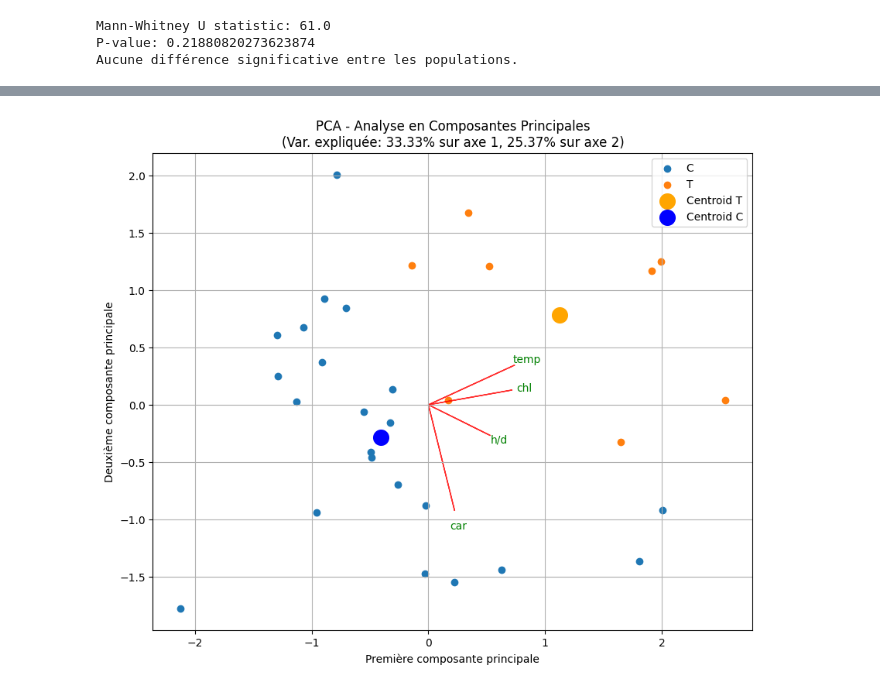
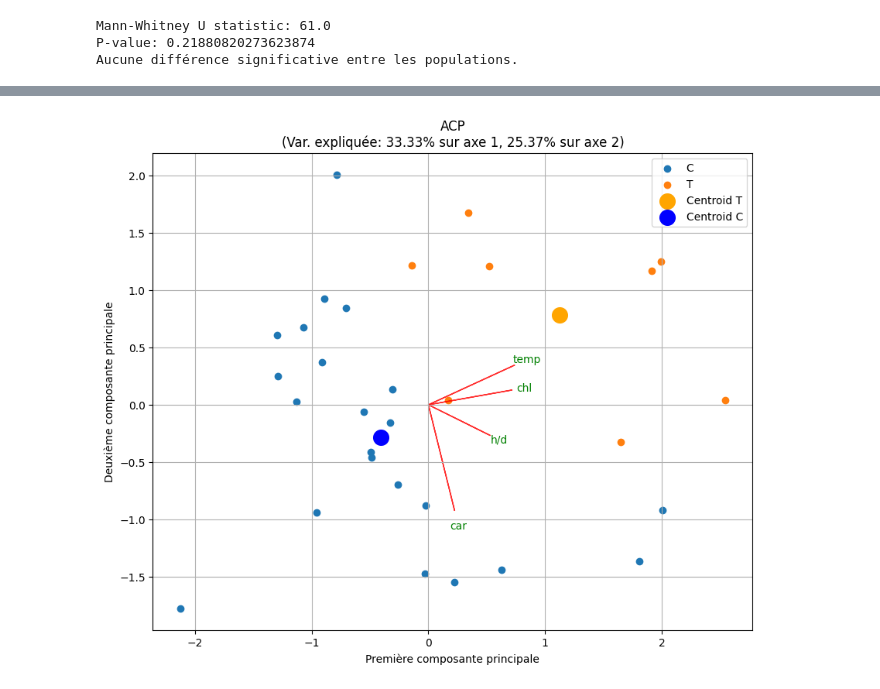
Before and after one commit to eliotperrin/D-marche-scientifique-2024, a Jupyter notebook: Tilia.ipynb, the cells around one changed output, grey strips where cells are left out. Cells and saved outputs as stored; diff of their text form; code cells hidden in the pictures.

```diff
--- a/Tilia.ipynb
+++ b/Tilia.ipynb
@@ -188,32 +188,32 @@ explained_variance_ratio = pca.explained_variance_ratio_
 # Obtenir les vecteurs propres (loadings)
 loadings = pca.components_.T * np.sqrt(pca.explained_variance_)
 
 # Calculer les centroids
 centroid_T = np.mean(X_pca[y == 'T'], axis=0)
 centroid_C = np.mean(X_pca[y == 'C'], axis=0)
 
 # Visualiser les résultats avec le pourcentage de variance expliquée, le cercle des corrélations et les centroids
 plt.figure(figsize=(10, 8))
 
 # Scatter plot des points
 for label in np.unique(y):
     plt.scatter(X_pca[y == label, 0], X_pca[y == label, 1], label=label)
 
 # Cercle des corrélations
 for i, (x, y) in enumerate(zip(loadings[:, 0], loadings[:, 1])):
     plt.arrow(0, 0, x, y, color='r', alpha=0.8)
     plt.text(x * 1.15, y * 1.15, f'{variable_names[i]}', color='g', ha='center', va='center')
 
 # Centroids
 plt.scatter(centroid_T[0], centroid_T[1], marker='o', color='orange', s=200, label='Centroid T')
 plt.scatter(centroid_C[0], centroid_C[1], marker='o', color='blue', s=200, label='Centroid C')
 
-plt.title('PCA - Analyse en Composantes Principales\n(Var. expliquée: {:.2%} sur axe 1, {:.2%} sur axe 2)'.format(
+plt.title('ACP\n(Var. expliquée: {:.2%} sur axe 1, {:.2%} sur axe 2)'.format(
     explained_variance_ratio[0], explained_variance_ratio[1]))
 plt.xlabel('Première composante principale')
 plt.ylabel('Deuxième composante principale')
 plt.legend()
 plt.grid(True)
 plt.show()
 # %% [output]
-[figure, old version]
+[figure, new version]
```
Also changed, not shown: parts of 4 cells of this notebook.
